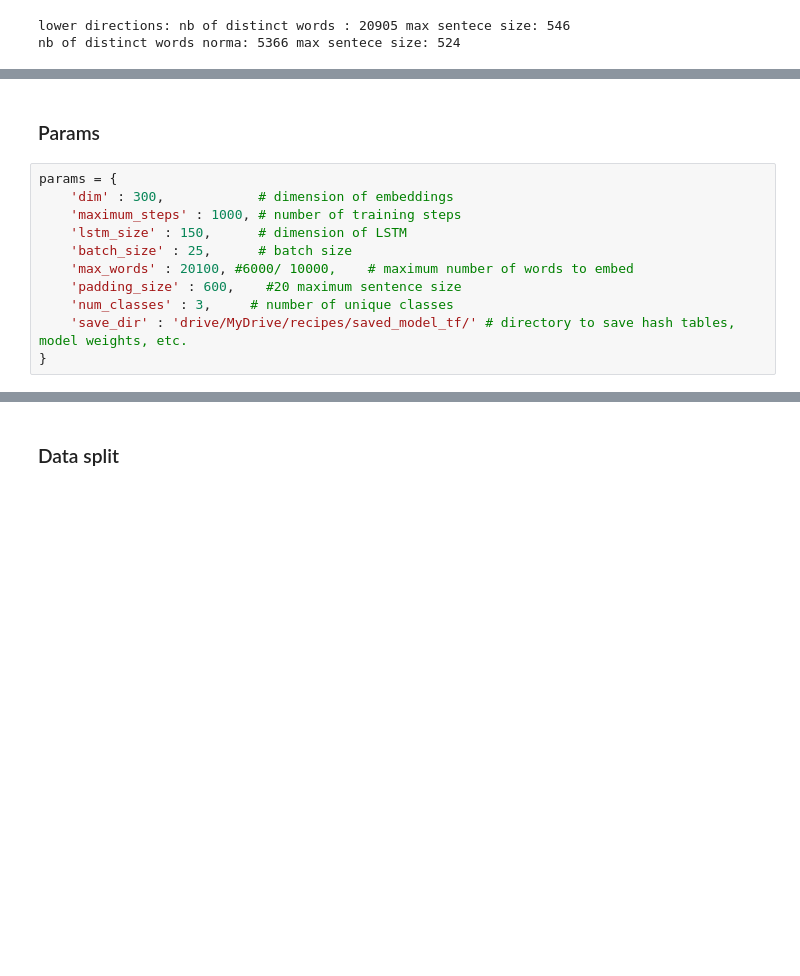
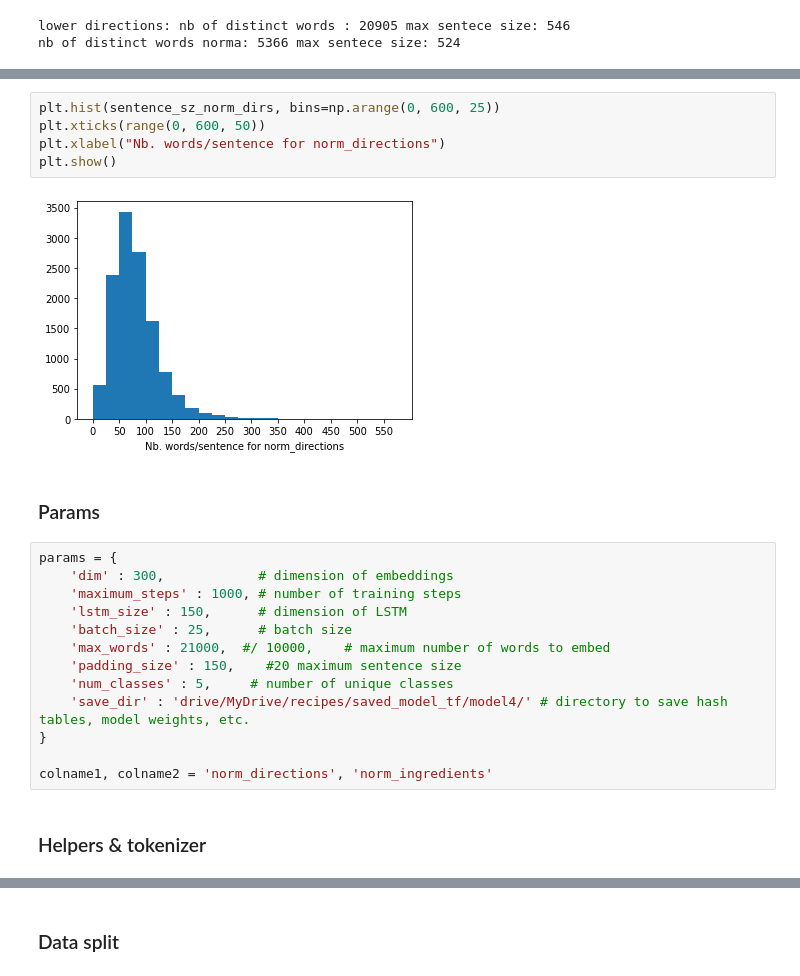
Before and after one commit to sofiaElenaHopartean/NLP_recipes, a Jupyter notebook: recipes_tf.ipynb, the cells around one changed output, grey strips where cells are left out. Drawn from its saved outputs; the diff is of its cells as text; blank space fills up the shorter version.

```diff
--- a/recipes_tf.ipynb
+++ b/recipes_tf.ipynb
@@ -150,3 +162,10 @@ nb of distinct words norma: 5366 max sentece size: 524
+# %%
+plt.hist(sentence_sz_norm_dirs, bins=np.arange(0, 600, 25))
+plt.xticks(range(0, 600, 50))
+plt.xlabel("Nb. words/sentence for norm_directions")
+plt.show()
+# %% [output]
+[figure, added]
 # %% [markdown]
 ### Params
 # %%
@@ -155,8 +174,12 @@ params = {
     'maximum_steps' : 1000, # number of training steps
     'lstm_size' : 150,      # dimension of LSTM
     'batch_size' : 25,      # batch size
-    'max_words' : 20100, #6000/ 10000,    # maximum number of words to embed
-    'padding_size' : 600,    #20 maximum sentence size
-    'num_classes' : 3,     # number of unique classes
-    'save_dir' : 'drive/MyDrive/recipes/saved_model_tf/' # directory to save hash tables, model weights, etc.
+    'max_words' : 21000,  #/ 10000,    # maximum number of words to embed
+    'padding_size' : 150,    #20 maximum sentence size
+    'num_classes' : 5,     # number of unique classes
+    'save_dir' : 'drive/MyDrive/recipes/saved_model_tf/model4/' # directory to save hash tables, model weights, etc.
 }
+
+colname1, colname2 = 'norm_directions', 'norm_ingredients'
+# %% [markdown]
+### Helpers & tokenizer
```
Also changed, not shown: parts of 38 cells of this notebook.
